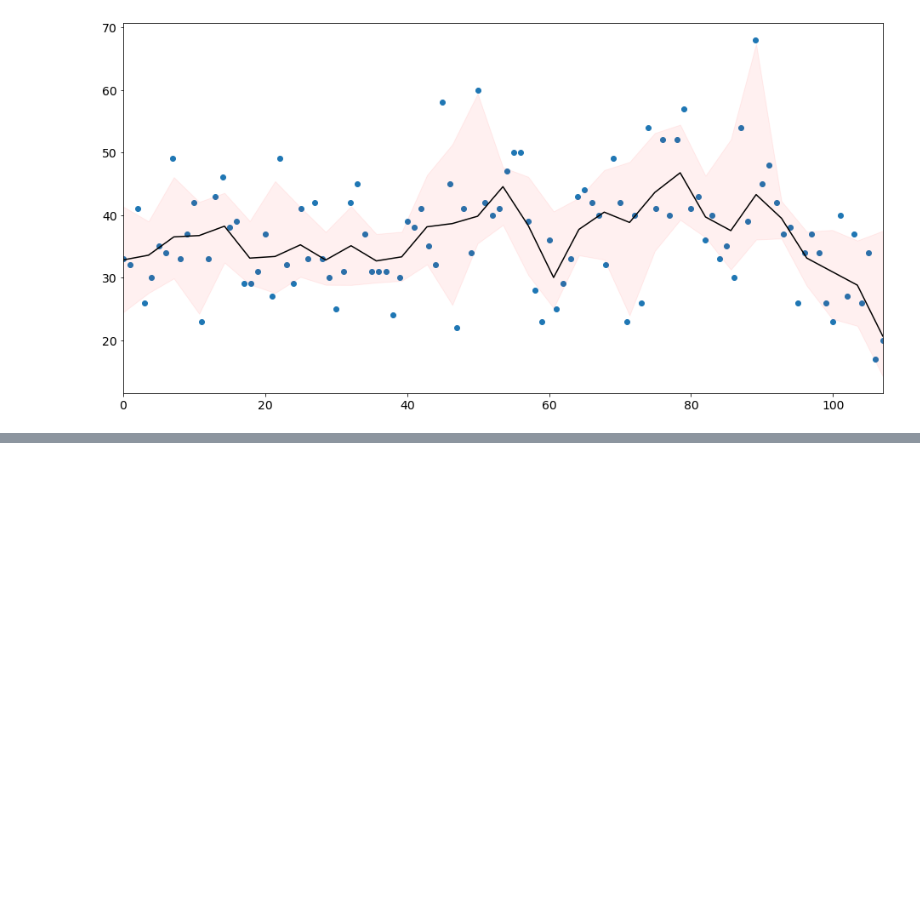
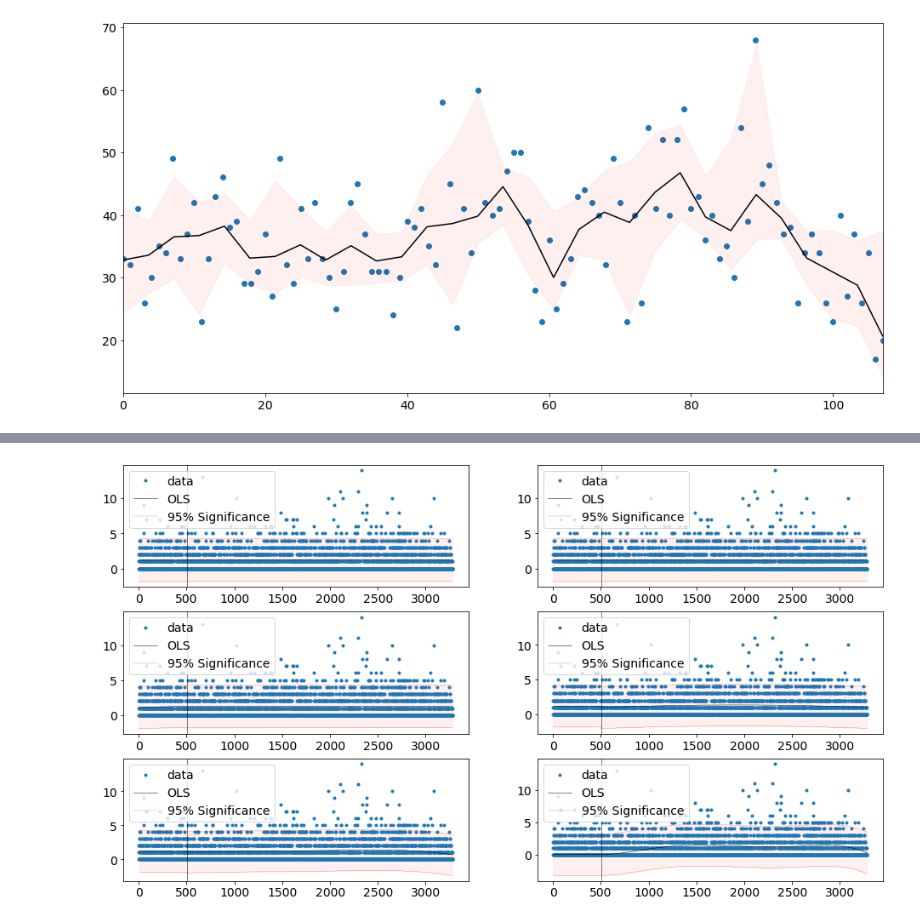
Before and after one commit to caxaxa/PhD_Empirics, a Jupyter notebook: Data_Analysis.ipynb, the cells around one changed output, grey strips where cells are left out. Saved outputs shown, nothing was run; the diff lists cells and outputs as text; code cells hidden in the pictures; blank space fills up the shorter version.

```diff
--- a/Data_Analysis.ipynb
+++ b/Data_Analysis.ipynb
@@ -686,0 +731,11 @@ pylab.autoscale(enable=True, axis="x", tight=True)
+# %%
+#  Corruption
+results1 = sm.OLS(ddf['offences'], ddf[['cons','dummy']]).fit()
+results2 = sm.OLS(ddf['offences'], ddf[['cons','dummy','t2']]).fit()
+results3 = sm.OLS(ddf['offences'], ddf[['cons','dummy','t1','t2']]).fit()
+results4 = sm.OLS(ddf['offences'], ddf[['cons','dummy','t2','s2']]).fit()
+results5 = sm.OLS(ddf['offences'], ddf[['cons','dummy','t2','s2','c2','q2']]).fit()
+results6 = sm.OLS(ddf['offences'], ddf[['cons','dummy','t2','s2','c2','q2','f2']]).fit()
+stargazer = Stargazer([results1, results2,results3,results4,results5,results6])
+stargazer.covariate_order(['cons','dummy','t2','s2','c2','q2','f2'])
+HTML(stargazer.render_html())
@@ -686,0 +759,22 @@ pylab.autoscale(enable=True, axis="x", tight=True)
+# %%
+
+fig = plt.figure(figsize=(16,9))
+
+result_list = [results1,results2,results3,results4,results5,results6]
+theta = intervention
+
+for i in range(len(result_list)):
+  plt.subplot(3,2,i+1)
+  iv_l1 = result_list[i].get_prediction().summary_frame()["obs_ci_lower"]
+  iv_u1 = result_list[i].get_prediction().summary_frame()["obs_ci_upper"]
+  plt.plot( ddf['t1'], ddf['offences'], '.',lw=1)
+  plt.plot(ddf['t1'],result_list[i].fittedvalues, 'k-', lw=0.5)
+  plt.plot(ddf['t1'], iv_u1, color='red', lw=0.2)
+  plt.plot( ddf['t1'],iv_l1, color='red', lw=0.2)
+  plt.axvline(theta, color='black', lw=1, alpha=0.5)
+  plt.fill_between( ddf['t1'],iv_u1,iv_l1, color='red', alpha=0.06)
+  plt.legend(('data','OLS','95% Significance'),loc=2)
+
+plt.show()
+# %% [output]
+[figure, added]
```
Also changed, not shown: parts of 12 cells of this notebook.
